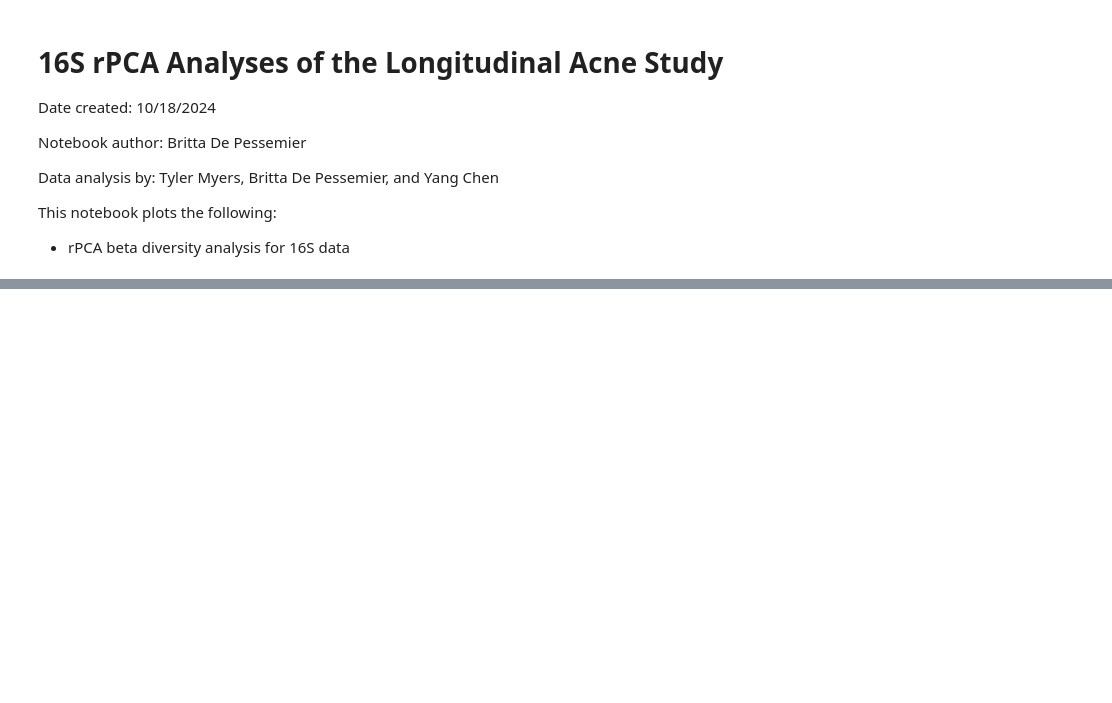
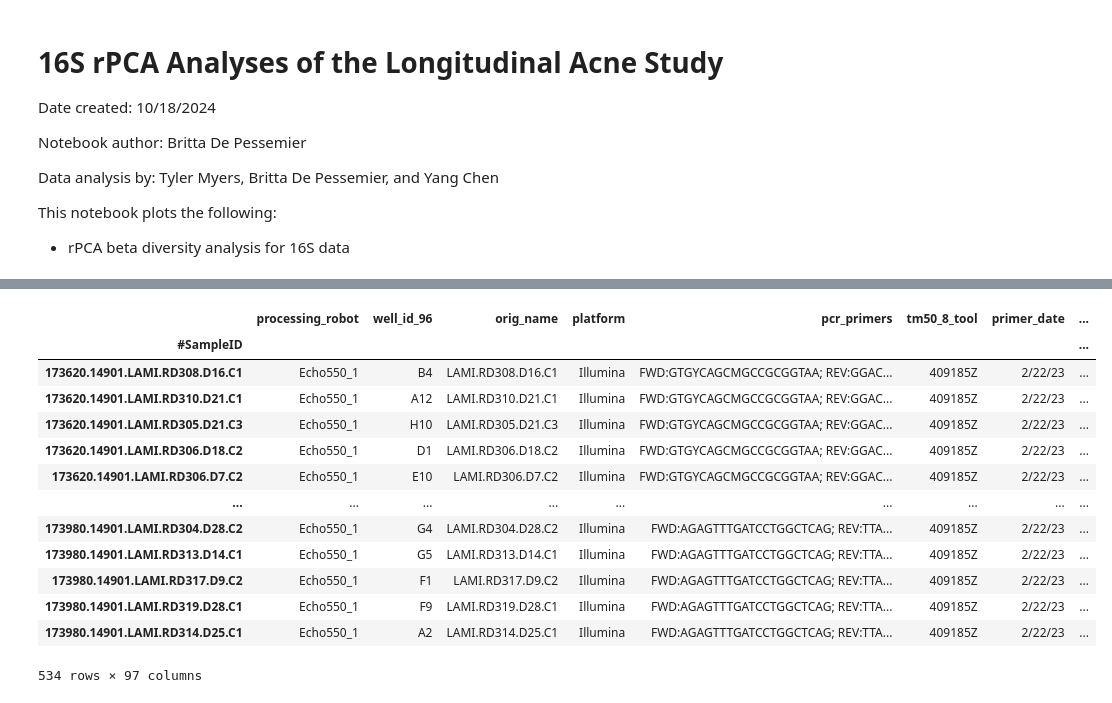
Before and after one commit to knightlab-analyses/Acne_Longitudinal_Microbiome, a Jupyter notebook: Notebooks/16S_rPCA.ipynb, the cells around one changed output, grey strips where cells are left out. Drawn from its saved outputs; the diff is of its cells as text; code cells hidden in the pictures; blank space fills up the shorter version.

```diff
--- a/Notebooks/16S_rPCA.ipynb
+++ b/Notebooks/16S_rPCA.ipynb
@@ -238,0 +171,80 @@ for dataset_id, plot_title, biom_file in datasets:
+# %%
+# Preprocess metadata
+md = md.loc[md.sample_type == 'skin']
+
+# Calculate severity-related columns
+md['local_lesion_severity'] = md[['visual_assessment_on_photography_acne_severity_cheek_left',
+                                  'visual_assessment_on_photography_acne_severity_cheek_right']].replace('not applicable', 0).astype(int).sum(axis=1)
+md['acne_severity'] = md[['visual_assessment_on_photography_acne_severity_cheek_left',
+                          'visual_assessment_on_photography_acne_severity_cheek_right']].replace('not applicable', 0).astype(int).sum(axis=1)
+md['inflammatory_lesions_face'] = md[['visual_assessment_in_vivo_number_of_inflammatory_lesions_face']].replace('not applicable', 0).astype(int).sum(axis=1)
+md['noninflammatory_lesions_face'] = md[['visual_assessment_in_vivo_number_of_non_inflammatory_lesions_face']].replace('not applicable', 0).astype(int).sum(axis=1)
+md['a'] = md[['skincam_a_cheek_left', 'skincam_a_cheek_right']].replace('not applicable', 0).astype(float).sum(axis=1)
+
+# Define cohorts and other columns
+md.loc[md['subject_randomization_number'].astype(int) > 299, 'cohort'] = 'acne'
+md.loc[md['subject_randomization_number'].astype(int) < 299, 'cohort'] = 'control'
+md['subject_randomization_id'] = md['subject_randomization_number'].apply(lambda x: f"RD{int(x):03d}" if 0 <= int(x) <= 399 else x)
+md['class'] = md['acne_severity'].apply(lambda x: 'acne' if x >= 1 else 'healthy')
+# md['day'] = md['day'].apply(lambda x: int(x.replace('D', '')) if x != 'not applicable' else x)
+# %%
+# Define conditions for "category" column
+condition1 = (md['c_zone'] == 'C3')
+condition2 = (md['c_zone'].isin(['C1', 'C2']) & (md['cohort'] == 'acne'))
+condition3 = (md['c_zone'].isin(['C1', 'C2']) & (md['cohort'] == 'control'))
+
+# Assign values to "category" based on conditions
+md.loc[condition1, 'category'] = 'clear_zone'
+md.loc[condition2, 'category'] = 'acne'
+md.loc[condition3, 'category'] = 'control'
+
+# Create a mapping for severity levels
+# severity_mapping = {
+#     0: 'absent',
+#     1: 'low',
+#     2: 'low',
+#     3: 'moderate',
+#     4: 'moderate',
+#     5: 'high',
+#     6: 'high'
+# }
+
+# Ensure the boolean columns are converted to strings for Metadata compatibility
+md = md.astype({col: 'str' for col in md.columns[md.dtypes == 'bool']})
+
+# Create a new column 'category_label' for more descriptive labels
+category_mapping = {
+    'clear_zone': 'Acne Non-lesional',
+    'acne': 'Acne Lesional',
+    'control': 'Healthy'
+}
+md['category_label'] = md['category'].map(category_mapping)
+
+# Apply severity mapping
+# md['severity_level'] = md['local_lesion_severity'].map(severity_mapping)
+# md['severity_group'] = md['severity_level'] + ' ' + md['category_label']
+
+# Create the 'lesional_score' column based on conditions
+md['lesional_score'] = md.apply(
+    lambda row: 'Low' if row['category_label'] == 'Acne Lesional' and row['local_lesion_severity'] in [1, 2] else
+                'Moderate' if row['category_label'] == 'Acne Lesional' and row['local_lesion_severity'] in [3, 4] else
+                'High' if row['category_label'] == 'Acne Lesional' and row['local_lesion_severity'] in [5, 6] else
+                None, axis=1
+)
+
+md
+# %% [output]
+|  | processing_robot | well_id_96 | orig_name | platform | pcr_primers | tm50_8_tool | primer_date | ... |
+| #SampleID |  |  |  |  |  |  |  | ... |
+| 173620.14901.LAMI.RD308.D16.C1 | Echo550_1 | B4 | LAMI.RD308.D16.C1 | Illumina | FWD:GTGYCAGCMGCCGCGGTAA; REV:GGAC... | 409185Z | 2/22/23 | ... |
+| 173620.14901.LAMI.RD310.D21.C1 | Echo550_1 | A12 | LAMI.RD310.D21.C1 | Illumina | FWD:GTGYCAGCMGCCGCGGTAA; REV:GGAC... | 409185Z | 2/22/23 | ... |
+| 173620.14901.LAMI.RD305.D21.C3 | Echo550_1 | H10 | LAMI.RD305.D21.C3 | Illumina | FWD:GTGYCAGCMGCCGCGGTAA; REV:GGAC... | 409185Z | 2/22/23 | ... |
+| 173620.14901.LAMI.RD306.D18.C2 | Echo550_1 | D1 | LAMI.RD306.D18.C2 | Illumina | FWD:GTGYCAGCMGCCGCGGTAA; REV:GGAC... | 409185Z | 2/22/23 | ... |
+| 173620.14901.LAMI.RD306.D7.C2 | Echo550_1 | E10 | LAMI.RD306.D7.C2 | Illumina | FWD:GTGYCAGCMGCCGCGGTAA; REV:GGAC... | 409185Z | 2/22/23 | ... |
+| ... | ... | ... | ... | ... | ... | ... | ... | ... |
+| 173980.14901.LAMI.RD304.D28.C2 | Echo550_1 | G4 | LAMI.RD304.D28.C2 | Illumina | FWD:AGAGTTTGATCCTGGCTCAG; REV:TTA... | 409185Z | 2/22/23 | ... |
+| 173980.14901.LAMI.RD313.D14.C1 | Echo550_1 | G5 | LAMI.RD313.D14.C1 | Illumina | FWD:AGAGTTTGATCCTGGCTCAG; REV:TTA... | 409185Z | 2/22/23 | ... |
+| 173980.14901.LAMI.RD317.D9.C2 | Echo550_1 | F1 | LAMI.RD317.D9.C2 | Illumina | FWD:AGAGTTTGATCCTGGCTCAG; REV:TTA... | 409185Z | 2/22/23 | ... |
+| 173980.14901.LAMI.RD319.D28.C1 | Echo550_1 | F9 | LAMI.RD319.D28.C1 | Illumina | FWD:AGAGTTTGATCCTGGCTCAG; REV:TTA... | 409185Z | 2/22/23 | ... |
+| 173980.14901.LAMI.RD314.D25.C1 | Echo550_1 | A2 | LAMI.RD314.D25.C1 | Illumina | FWD:AGAGTTTGATCCTGGCTCAG; REV:TTA... | 409185Z | 2/22/23 | ... |
+534 rows × 97 columns
```
Also changed, not shown: parts of 9 cells of this notebook, 2 other files.
